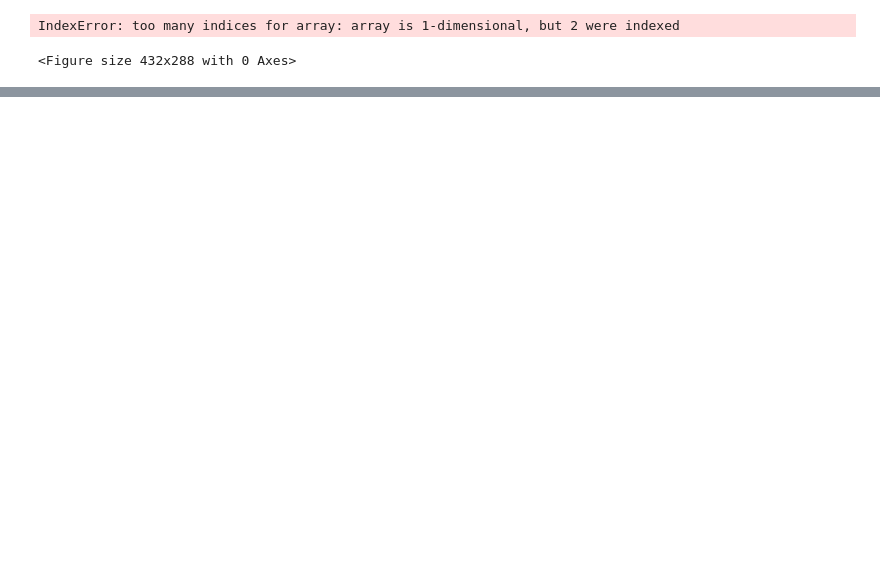
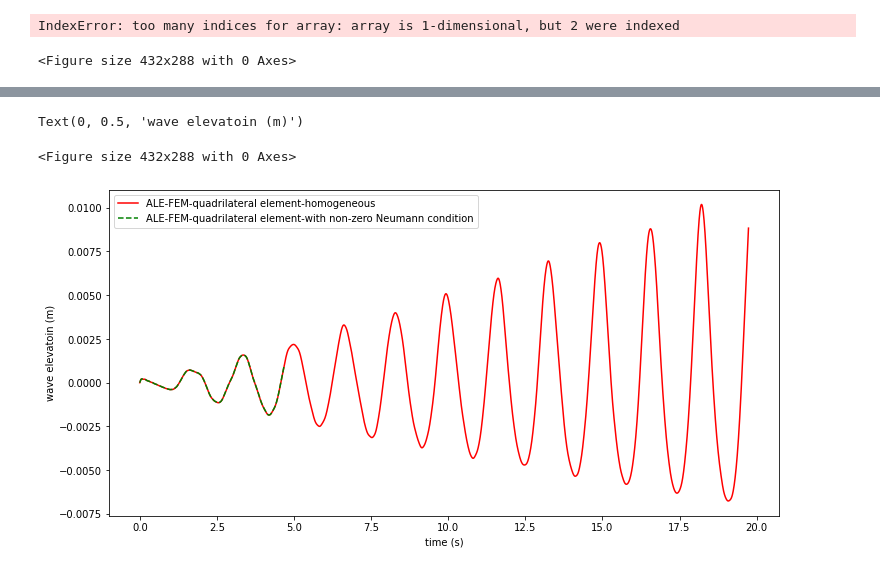
Before and after one commit to whtsao/Sloshing-ALE-FEM, a Jupyter notebook: verification.ipynb, the cells around one changed output, grey strips where cells are left out. Saved outputs shown, nothing was run; the diff lists cells and outputs as text; code cells hidden in the pictures; blank space fills up the shorter version.

```diff
--- a/verification.ipynb
+++ b/verification.ipynb
@@ -42 +42,18 @@ Text(0, 0.5, 'wave elevatoin (m)')
+# %%
+# plot wave elevation of a sloshing wave: moving frame vs inertia frame
+import numpy as np
+from matplotlib import pyplot as plt
+wav_quad = np.loadtxt("wav_quad.dat", comments="#", delimiter=" ", unpack=False)
+wav_quad2 = np.loadtxt("wav_quad_wmk.dat", comments="#", delimiter=" ", unpack=False)
+
+plt.figure(1)
+plt.figure(figsize=(12,6))
+plt.plot(wav_quad[:,0],wav_quad[:,1],'-r',wav_quad2[:,0],wav_quad2[:,1],'--g')
+plt.legend(['ALE-FEM-quadrilateral element-homogeneous','ALE-FEM-quadrilateral element-with non-zero Neumann condition'])
+plt.xlabel('time (s)')
+plt.ylabel('wave elevatoin (m)')
+# %% [output]
+Text(0, 0.5, 'wave elevatoin (m)')
+<Figure size 432x288 with 0 Axes>
+[figure, added]
 # %%
```
Also changed, not shown: parts of 2 cells of this notebook, 3 other files.
